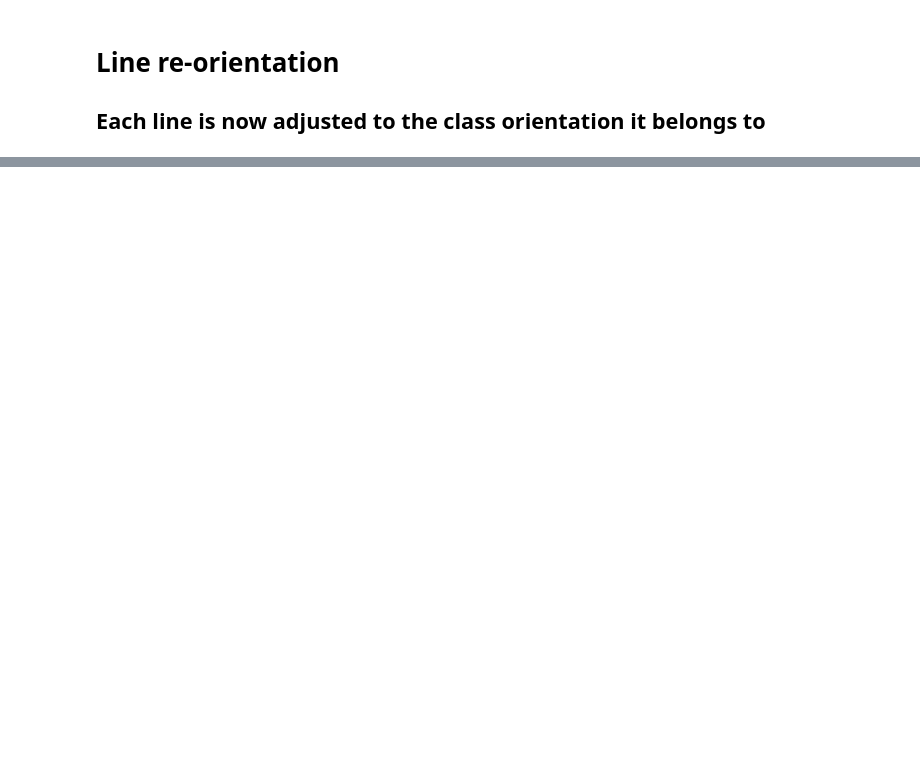
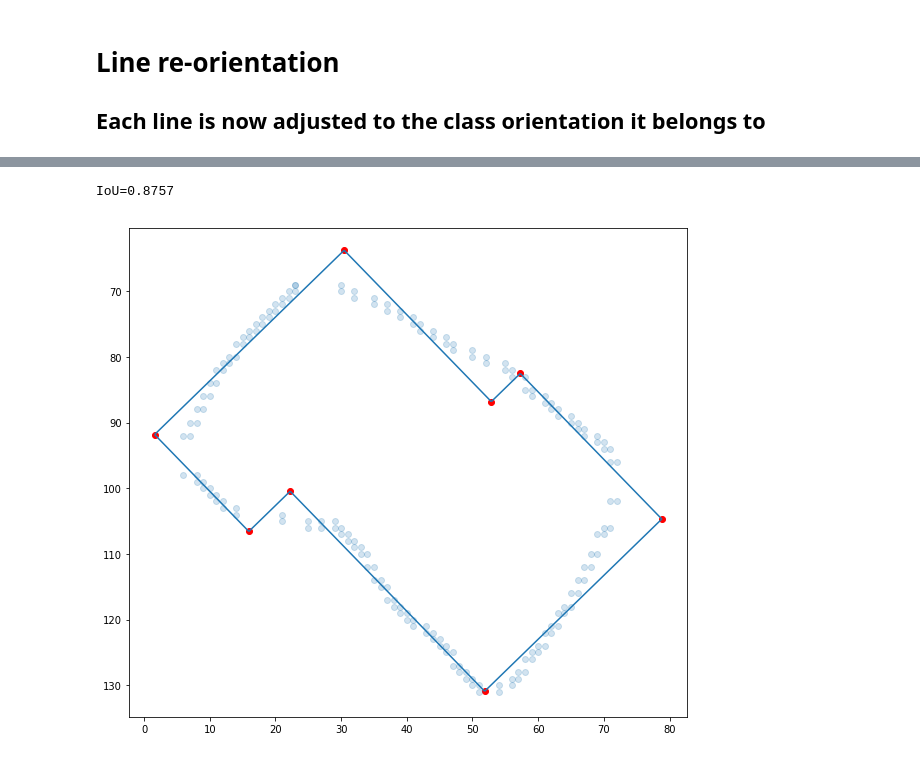
Before and after one commit to mnboos/osm-instance-segmentation, a Jupyter notebook: Regularization.ipynb, the cells around one changed output, grey strips where cells are left out. Cells and saved outputs as stored; diff of their text form; code cells hidden in the pictures; blank space fills up the shorter version.

```diff
--- a/Regularization.ipynb
+++ b/Regularization.ipynb
@@ -284,3 +291,53 @@ If two lines are parallel:
 2. Find the (projected) intersections between (line_1, new_line) and (line_2, new_line)
 3. Adapt both lines: line_1.end = new_line.start, line_2.start = new_line.end
 4. The new_line is added inbetween the two lines
+# %%
+from shapely.affinity import scale, rotate
+
+fig, ax = plt.subplots(figsize=(10,10))
+ax.set(aspect='equal')
+corner_points = []
+for i, line in enumerate(outline):
+    next_line = outline[(i+1)%len(outline)]
+    parallel = line.orientation == next_line.orientation
+    ls_1 = LineString(line.coords)
+    ls_2 = LineString(next_line.coords)
+    if ls_1.intersects(ls_2):
+        p = ls_1.intersection(ls_2)
+        corner_points.append((p.x, p.y))
+    elif parallel:
+        ls_middle = LineString([ls_1.coords[-1], ls_2.coords[0]])
+        center = ls_middle.centroid
+        center_line = scale(rotate(LineString([center, (center.x+1, center.y)]), line.orientation+90), 10, 10)
+        p_1 = scale(ls_1, 1000, 1000).intersection(center_line)
+        p_2 = scale(ls_2, 1000, 1000).intersection(center_line)
+        corner_points.append((p_1.x, p_1.y))
+        corner_points.append((p_2.x, p_2.y))
+    else:
+        p = scale(ls_1, 1000, 1000).intersection(scale(ls_2, 1000, 1000))
+        corner_points.append((p.x, p.y))
+
+final_lines = []
+for idx, p in enumerate(corner_points):
+    p_next = corner_points[idx-1]
+    final_lines.append((p, p_next))
+
+lc = mc.LineCollection(final_lines)
+ax.add_collection(lc)
+corners_x = np.asarray(list(map(lambda p: p[0], corner_points)))
+corners_y = np.asarray(list(map(lambda p: p[1], corner_points)))
+ax.scatter(corners_x, corners_y, color='red')
+
+x = np.asarray(list(map(lambda p: p[0], points)))
+y = np.asarray(list(map(lambda p: p[1], points)))
+ax.scatter(x, y, alpha=0.2)
+
+poly_base = geometry.Polygon(points)
+poly_new = geometry.Polygon(corner_points)
+iou = poly_base.intersection(poly_new).area / poly_base.union(poly_new).area
+print("IoU={}".format(np.round(iou,4)))
+
+plt.gca().invert_yaxis()
+# %% [output]
+IoU=0.8757
+[figure, added]
```
Also changed, not shown: parts of 8 cells of this notebook.
